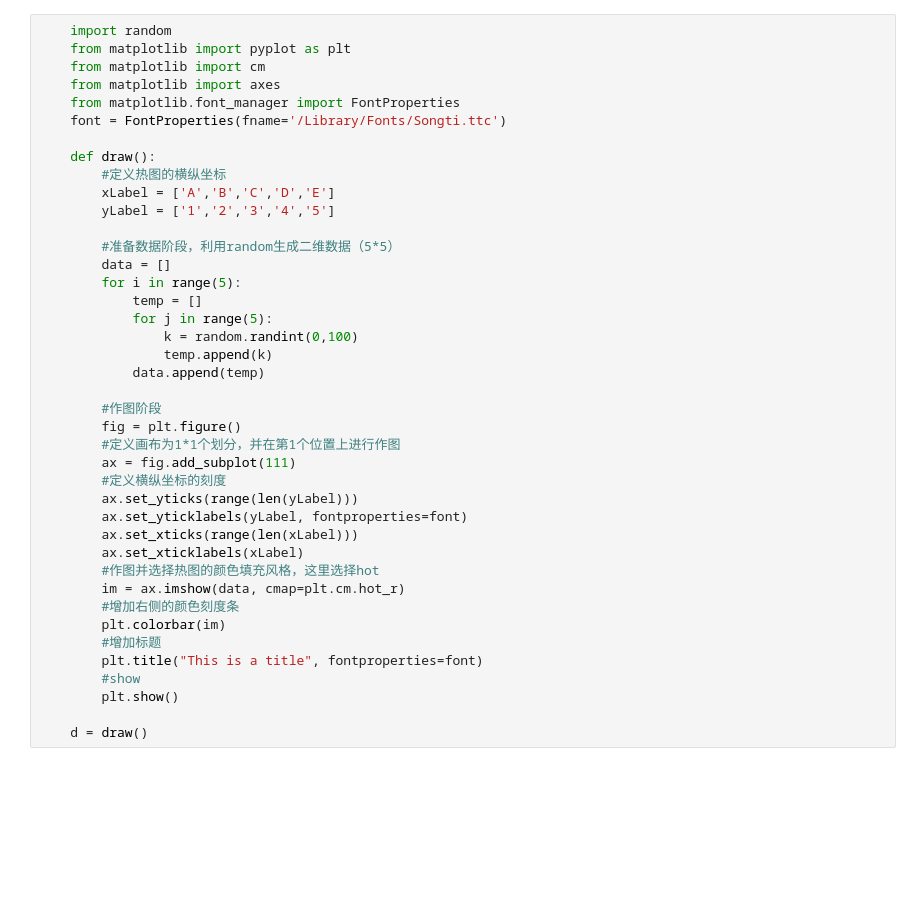
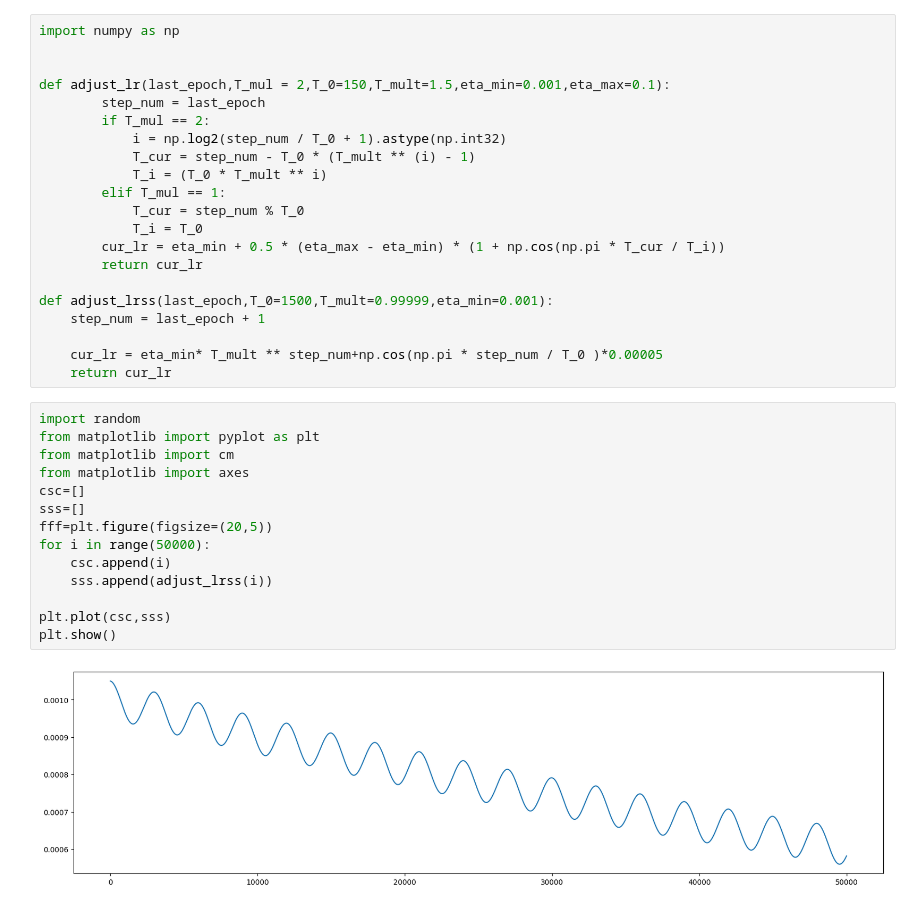
Before and after one commit to autumn-2-net/FORT_transform_V2, a Jupyter notebook: mbt.ipynb, the cells around one changed output. Cells and saved outputs as stored; diff of their text form; blank space fills up the shorter version.

```diff
--- a/mbt.ipynb
+++ b/mbt.ipynb
@@ -1,41 +1,37 @@
-# %%
-    import random
-    from matplotlib import pyplot as plt
-    from matplotlib import cm
-    from matplotlib import axes
-    from matplotlib.font_manager import FontProperties
-    font = FontProperties(fname='/Library/Fonts/Songti.ttc')
-
-    def draw():
-        #定义热图的横纵坐标
-        xLabel = ['A','B','C','D','E']
-        yLabel = ['1','2','3','4','5']
-
-        #准备数据阶段，利用random生成二维数据（5*5）
-        data = []
-        for i in range(5):
-            temp = []
-            for j in range(5):
-                k = random.randint(0,100)
-                temp.append(k)
-            data.append(temp)
-
-        #作图阶段
-        fig = plt.figure()
-        #定义画布为1*1个划分，并在第1个位置上进行作图
-        ax = fig.add_subplot(111)
-        #定义横纵坐标的刻度
-        ax.set_yticks(range(len(yLabel)))
-        ax.set_yticklabels(yLabel, fontproperties=font)
-        ax.set_xticks(range(len(xLabel)))
-        ax.set_xticklabels(xLabel)
-        #作图并选择热图的颜色填充风格，这里选择hot
-        im = ax.imshow(data, cmap=plt.cm.hot_r)
-        #增加右侧的颜色刻度条
-        plt.colorbar(im)
-        #增加标题
-        plt.title("This is a title", fontproperties=font)
-        #show
-        plt.show()
-
-    d = draw()
+# %%
+import numpy as np
+
+
+def adjust_lr(last_epoch,T_mul = 2,T_0=150,T_mult=1.5,eta_min=0.001,eta_max=0.1):
+        step_num = last_epoch
+        if T_mul == 2:
+            i = np.log2(step_num / T_0 + 1).astype(np.int32)
+            T_cur = step_num - T_0 * (T_mult ** (i) - 1)
+            T_i = (T_0 * T_mult ** i)
+        elif T_mul == 1:
+            T_cur = step_num % T_0
+            T_i = T_0
+        cur_lr = eta_min + 0.5 * (eta_max - eta_min) * (1 + np.cos(np.pi * T_cur / T_i))
+        return cur_lr
+
+def adjust_lrss(last_epoch,T_0=1500,T_mult=0.99999,eta_min=0.001):
+    step_num = last_epoch + 1
+
+    cur_lr = eta_min* T_mult ** step_num+np.cos(np.pi * step_num / T_0 )*0.00005
+    return cur_lr
+# %%
+import random
+from matplotlib import pyplot as plt
+from matplotlib import cm
+from matplotlib import axes
+csc=[]
+sss=[]
+fff=plt.figure(figsize=(20,5))
+for i in range(50000):
+    csc.append(i)
+    sss.append(adjust_lrss(i))
+
+plt.plot(csc,sss)
+plt.show()
+# %% [output]
+[figure, added]
```
Also changed, not shown: 7 other files.
